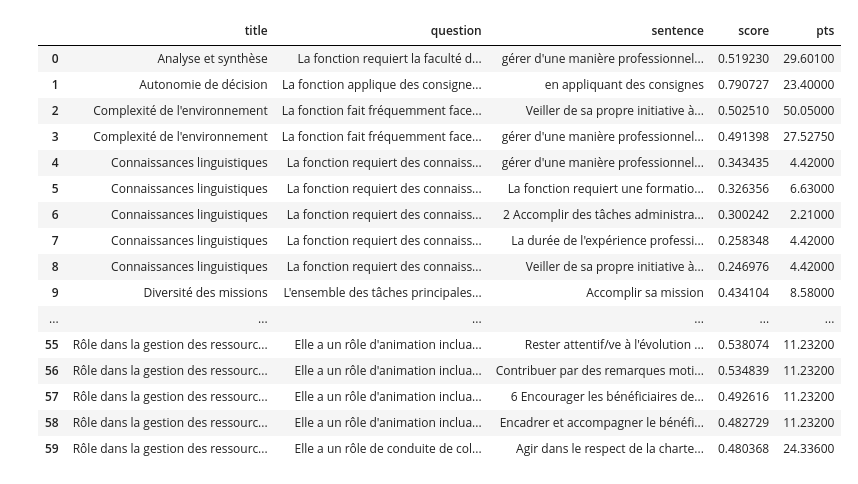
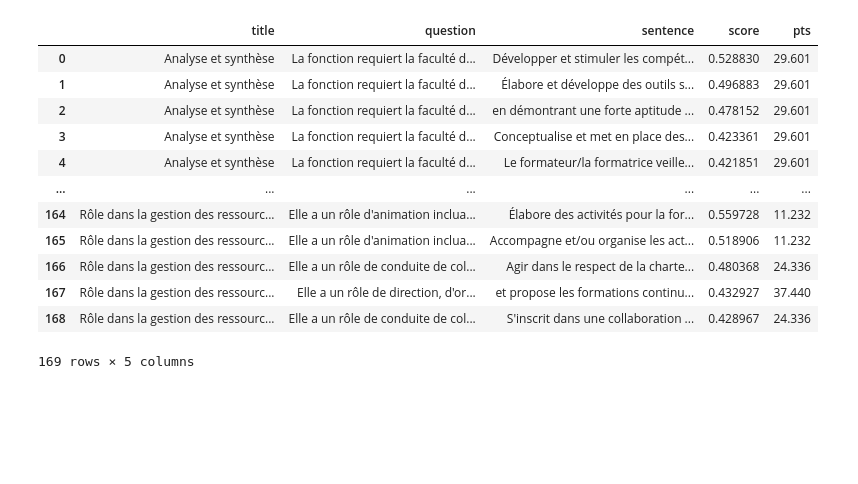
Before and after one commit to issamejekkam/Stage2A, a Jupyter notebook: ComparaisonLexicale.ipynb, the cells around one changed output. Saved outputs shown, nothing was run; the diff lists cells and outputs as text; code cells hidden in the pictures; blank space fills up the shorter version.

```diff
--- a/ComparaisonLexicale.ipynb
+++ b/ComparaisonLexicale.ipynb
@@ -1,25 +1,21 @@
 # %%
 from database import database
 
 database= database("data.db")
 database.connect()
-resultats=database.read_json("all_matches_of_Test5.docx.json")
+resultats=database.read_json("all_matches_of_Test6.docx.json")
 resultats
 # %% [output]
 |  | title | question | sentence | score | pts |
-| 0 | Analyse et synthèse | La fonction requiert la faculté d... | gérer d'une manière professionnel... | 0.519230 | 29.60100 |
-| 1 | Autonomie de décision | La fonction applique des consigne... | en appliquant des consignes | 0.790727 | 23.40000 |
-| 2 | Complexité de l'environnement | La fonction fait fréquemment face... | Veiller de sa propre initiative à... | 0.502510 | 50.05000 |
-| 3 | Complexité de l'environnement | La fonction fait fréquemment face... | gérer d'une manière professionnel... | 0.491398 | 27.52750 |
-| 4 | Connaissances linguistiques | La fonction requiert des connaiss... | gérer d'une manière professionnel... | 0.343435 | 4.42000 |
-| 5 | Connaissances linguistiques | La fonction requiert des connaiss... | La fonction requiert une formatio... | 0.326356 | 6.63000 |
-| 6 | Connaissances linguistiques | La fonction requiert des connaiss... | 2 Accomplir des tâches administra... | 0.300242 | 2.21000 |
-| 7 | Connaissances linguistiques | La fonction requiert des connaiss... | La durée de l'expérience professi... | 0.258348 | 4.42000 |
-| 8 | Connaissances linguistiques | La fonction requiert des connaiss... | Veiller de sa propre initiative à... | 0.246976 | 4.42000 |
-| 9 | Diversité des missions | L'ensemble des tâches principales... | Accomplir sa mission | 0.434104 | 8.58000 |
+| 0 | Analyse et synthèse | La fonction requiert la faculté d... | Développer et stimuler les compét... | 0.528830 | 29.601 |
+| 1 | Analyse et synthèse | La fonction requiert la faculté d... | Élabore et développe des outils s... | 0.496883 | 29.601 |
+| 2 | Analyse et synthèse | La fonction requiert la faculté d... | en démontrant une forte aptitude ... | 0.478152 | 29.601 |
+| 3 | Analyse et synthèse | La fonction requiert la faculté d... | Conceptualise et met en place des... | 0.423361 | 29.601 |
+| 4 | Analyse et synthèse | La fonction requiert la faculté d... | Le formateur/la formatrice veille... | 0.421851 | 29.601 |
 | ... | ... | ... | ... | ... | ... |
-| 55 | Rôle dans la gestion des ressourc... | Elle a un rôle d'animation inclua... | Rester attentif/ve à l'évolution ... | 0.538074 | 11.23200 |
-| 56 | Rôle dans la gestion des ressourc... | Elle a un rôle d'animation inclua... | Contribuer par des remarques moti... | 0.534839 | 11.23200 |
-| 57 | Rôle dans la gestion des ressourc... | Elle a un rôle d'animation inclua... | 6 Encourager les bénéficiaires de... | 0.492616 | 11.23200 |
-| 58 | Rôle dans la gestion des ressourc... | Elle a un rôle d'animation inclua... | Encadrer et accompagner le bénéfi... | 0.482729 | 11.23200 |
-| 59 | Rôle dans la gestion des ressourc... | Elle a un rôle de conduite de col... | Agir dans le respect de la charte... | 0.480368 | 24.33600 |
+| 164 | Rôle dans la gestion des ressourc... | Elle a un rôle d'animation inclua... | Élabore des activités pour la for... | 0.559728 | 11.232 |
+| 165 | Rôle dans la gestion des ressourc... | Elle a un rôle d'animation inclua... | Accompagne et/ou organise les act... | 0.518906 | 11.232 |
+| 166 | Rôle dans la gestion des ressourc... | Elle a un rôle de conduite de col... | Agir dans le respect de la charte... | 0.480368 | 24.336 |
+| 167 | Rôle dans la gestion des ressourc... | Elle a un rôle de direction, d'or... | et propose les formations continu... | 0.432927 | 37.440 |
+| 168 | Rôle dans la gestion des ressourc... | Elle a un rôle de conduite de col... | S'inscrit dans une collaboration ... | 0.428967 | 24.336 |
+169 rows × 5 columns
```
Also changed, not shown: parts of 6 cells of this notebook, 4 other files.
